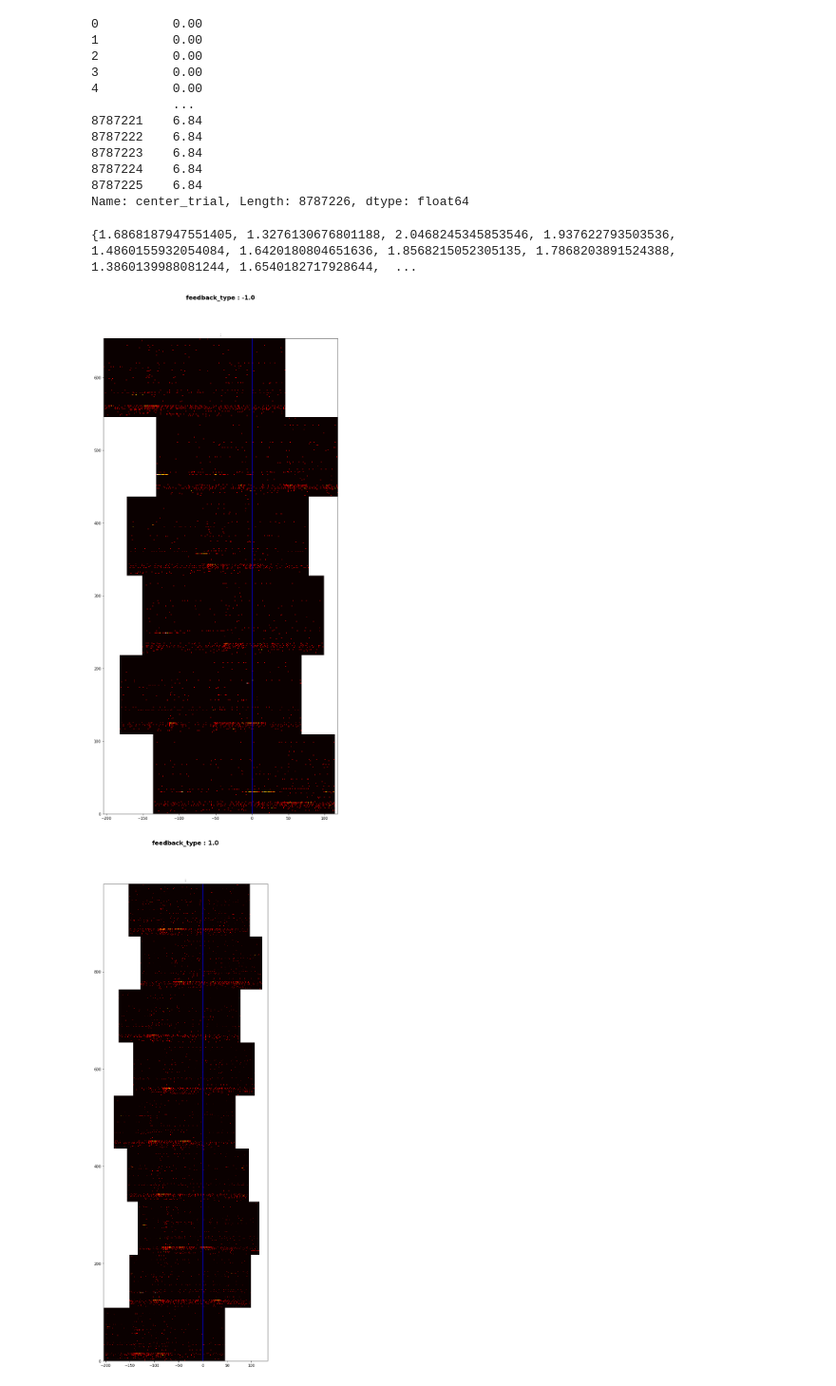
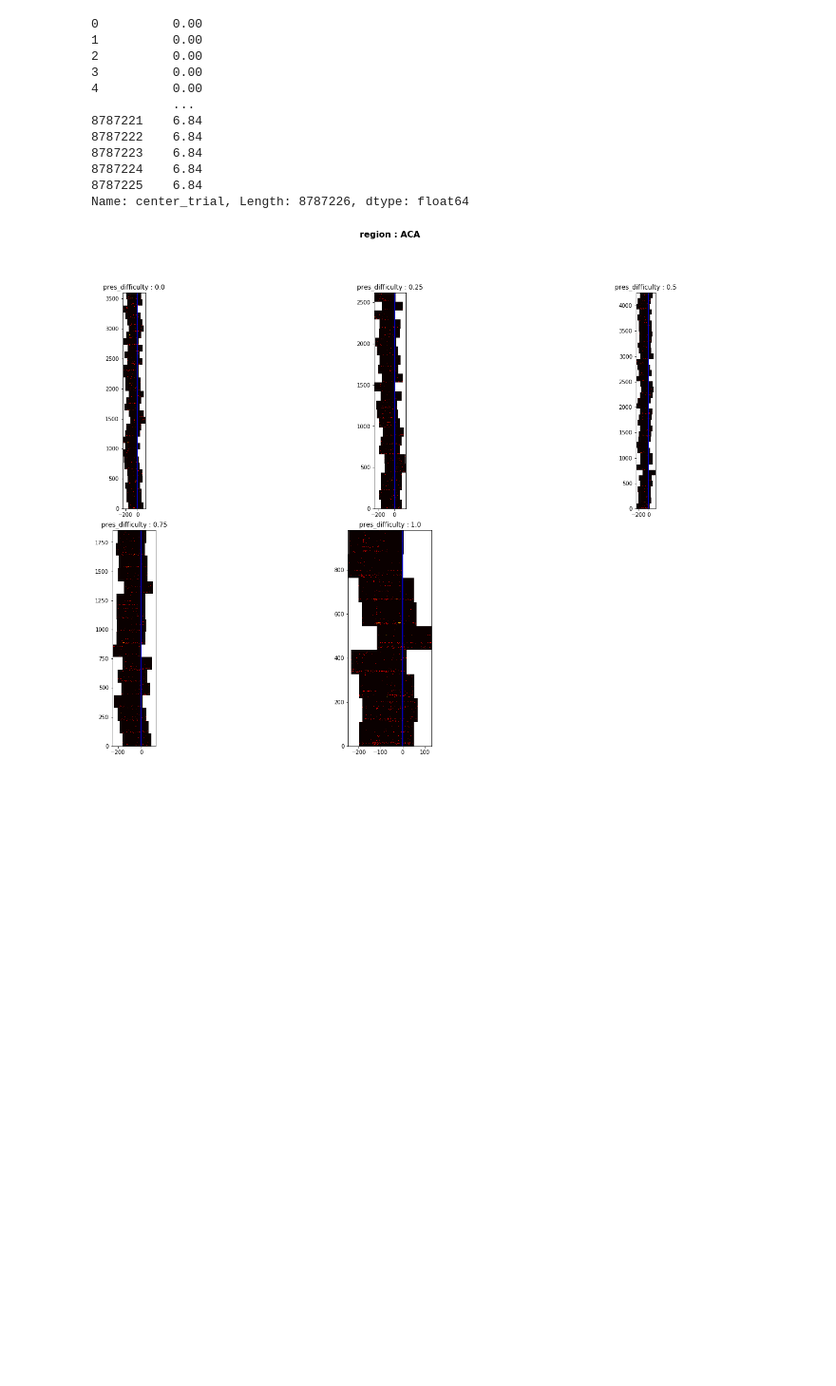
Before and after one commit to jordanlei/neuromatch-project, a Jupyter notebook: Spikes Processing.ipynb, the cells around one changed output. Shown at 95% size. Cells and saved outputs as stored; diff of their text form; code cells hidden in the pictures; blank space fills up the shorter version.

```diff
--- a/Spikes Processing.ipynb
+++ b/Spikes Processing.ipynb
@@ -97,7 +97,7 @@ def center_spikes(df,center='feedback_time',center_ind=None):
         end = int(start + sh[1])
         centered_array[n,start:end] = vals[n]
 
-    return centered_array, max_val
+    return centered_array, max_val,max_shift
 
 
 def centered_plots(df,plot:str='sta',center:str = '',by:str = '',fig:str = '', sub:str = '',filter_:dict = None,sort = 'spike_count',rem_zero_spks=True):
@@ -114,7 +114,7 @@ def centered_plots(df,plot:str='sta',center:str = '',by:str = '',fig:str = '', s
                 df = df[df[key].isin(filter_[key])]
 
     df[center] = df[center] + 0.5
-    df = df[df[center] < 2.5]
+    df = df[df[center] < 2.0]
 
     if sort is not None:
         if sort == 'spike_count':
@@ -142,11 +142,13 @@ def centered_plots(df,plot:str='sta',center:str = '',by:str = '',fig:str = '', s
 
     sub_dims = np.ceil(np.sqrt(len(sub_list)))
 
+
     if center is not '':
         # Calculate bin of the center
         df['center'] = np.floor(df[center]*1000/10)
     else:
         df['center'] = 0
+
     for fig_i,fig_val in enumerate(fig_list):
         if plot == 'heatmap':
             plt.figure(fig_i,figsize=(20, 20))
@@ -171,7 +173,7 @@ def centered_plots(df,plot:str='sta',center:str = '',by:str = '',fig:str = '', s
                 else:
                     df_by = df_sub
 
-                centered_array, max_val = center_spikes(df_by,center,center_ind = max_center_val)
+                centered_array, max_val, max_shift = center_spikes(df_by,center,center_ind = max_center_val)
 
                 if center == 'feedback_time':
                     color = 'blue'
@@ -184,12 +186,12 @@ def centered_plots(df,plot:str='sta',center:str = '',by:str = '',fig:str = '', s
                 elif plot == 'sta':
                     plt.plot(np.nanmean(centered_array,axis=0),label = "%s: %s"%(by, by_val))
                     plt.axvline(x=max_val,color=color)
-                    plt.xlim([0,centered_array.shape[1]])
-                    plt.xlim([max_center_val-50,max_center_val+50])
+#                     plt.xlim([0,centered_array.shape[1]])
+                    all_left = max_center_val-max_shift
+                    plt.xlim([all_left,all_left+250-max_shift])
                     plt.legend()
                 else:
                     print('Plot type not supported. Use "heatmap" or "sta"')
-
             plt.title(sub + ' : ' + str(sub_val))
 
         plt.tight_layout()
@@ -215,18 +217,17 @@ df["center_trial"]
 Name: center_trial, Length: 8787226, dtype: float64
 # %%
 # Define your Filter
-f = {"region": ["ACA"],"session": [0],"trial": np.arange(20)}
+f = {"region": ["ACA","ACB"],"session":[0],"go_trial":True}
 plot = 'heatmap'
 spike_center = 'feedback_time'
-subplots= ''
-figures = 'feedback_type'
+subplots= 'pres_difficulty'
+by = 'feedback_type'
+figures = 'region'
 
 # Plot
 centered_plots(df,plot=plot,center=spike_center,fig=figures,sub=subplots,filter_=f, sort = None)
 # %% [output]
-{1.6868187947551405, 1.3276130676801188, 2.0468245345853546, 1.937622793503536, 1.4860155932054084, 1.6420180804651636, 1.8568215052305135, 1.7868203891524388, 1.3860139988081244, 1.6540182717928644,  ...
-[figure, old version]
+[figure, new version]
-[figure, removed]
 # %%
 # f = {"region": ["AUD"],"go_trial":True}
 f = {"region": ["ACA","ACB"],"go_trial":True}
```
Also changed, not shown: parts of 2 cells of this notebook.
